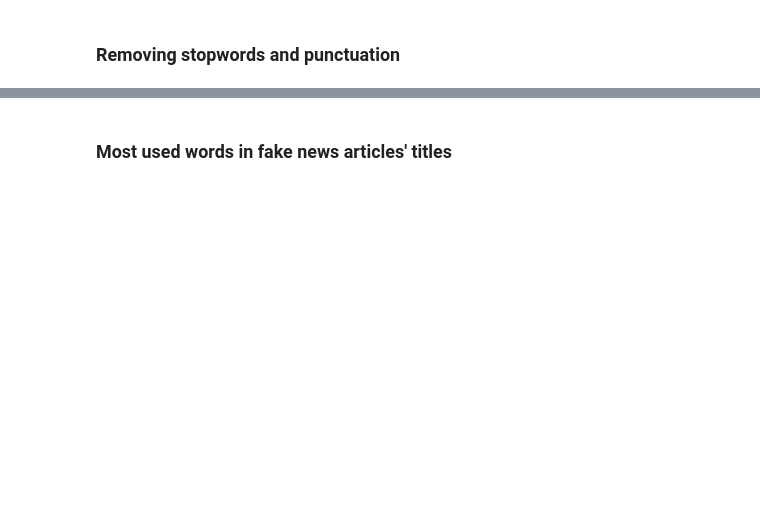
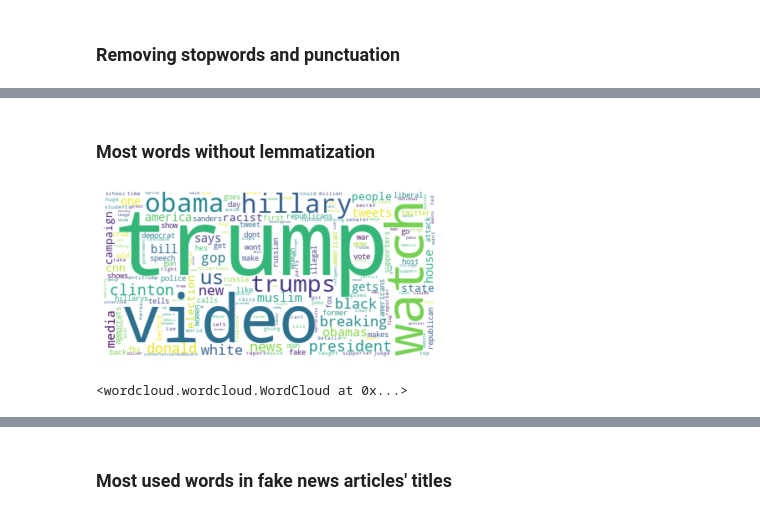
Before and after one commit to carolinlyybek/ids_fakenews, a Jupyter notebook: Project D23 KAGGLE-FAKE NEWS DETECTION.ipynb, the cells around one changed output, grey strips where cells are left out. Saved outputs shown, nothing was run; the diff lists cells and outputs as text; code cells hidden in the pictures; blank space fills up the shorter version.

```diff
--- a/Project D23 KAGGLE-FAKE NEWS DETECTION.ipynb
+++ b/Project D23 KAGGLE-FAKE NEWS DETECTION.ipynb
@@ -202,0 +224,7 @@ def remove_punctuation(text):
+# %% [markdown]
+### Most words without lemmatization
+# %%
+fake_rows = news.loc[news['label'] == 'Fake']
+
+fake_title_freq = pd.Series(' '.join(fake_rows.title_cleaned).split()).value_counts()
+fake_title_dict = fake_title_freq.to_dict()
@@ -202,0 +236,9 @@ def remove_punctuation(text):
+# %%
+wordcloud_fake = WordCloud(background_color="white").generate_from_frequencies(fake_title_dict)
+plt.imshow(wordcloud_fake, interpolation='bilinear')
+plt.axis("off")
+plt.show()
+wordcloud_fake.to_file("img/faketitles_without_lemma.png")
+# %% [output]
+[figure, added]
+<wordcloud.wordcloud.WordCloud at 0x...>
```
Also changed, not shown: parts of 31 cells of this notebook.
